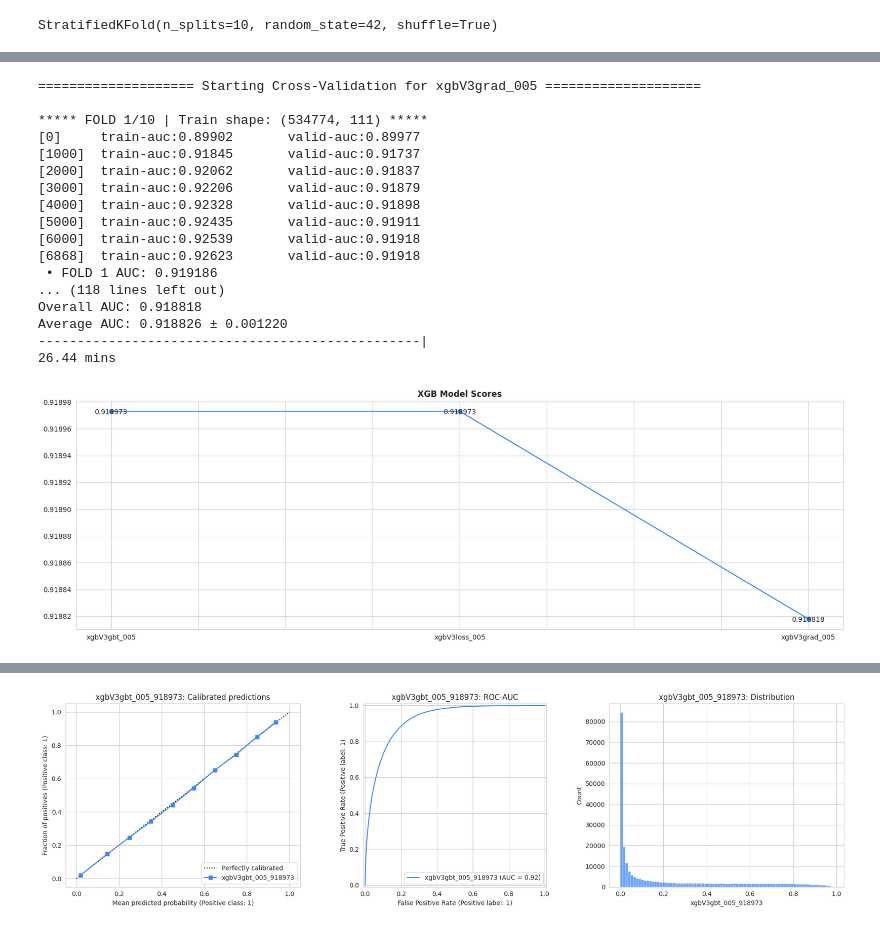
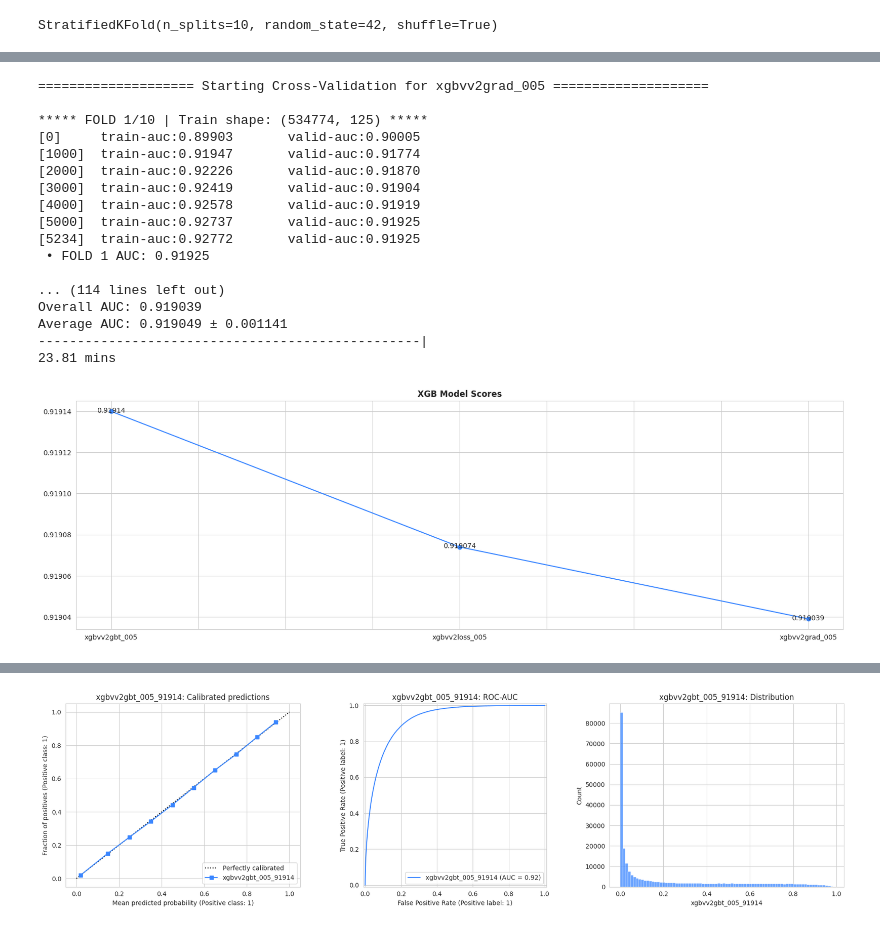
Before and after one commit to coded-sly/ps6e3-Customer-Churn, a Jupyter notebook: ps6e3-xgboost-trainer.ipynb, the cells around one changed output, grey strips where cells are left out. Cells and saved outputs as stored; diff of their text form; code cells hidden in the pictures.

Commit message:
Kaggle Notebook | ps6e3 | XGBoost | Trainer | vv2

```diff
--- a/ps6e3-xgboost-trainer.ipynb
+++ b/ps6e3-xgboost-trainer.ipynb
@@ -1018,13 +1021,15 @@ def orig_TE_data_propagate(
 
     return X_train_df, X_val_df, X_test_df, ORIG
 # %%
-train, test, _, NEW_COLS = orig_TE_data_propagate(
+train, test, _, ORIG_COLS = orig_TE_data_propagate(
     orig,
     train,
     test,
     train.iloc[:500],
-    features=BASE+ROUNDS,
+    features=BASE+DIGITS,
     target=TARGET,
     aggs=['mean', 'std'], # mean, median, count, std, skew, nunique, max, min
     # fill_nan=True,
 )
+
+print(F"ORIGINAL FEATURES MERGED: {len(ORIG_COLS)}")
@@ -1313,20 +1330,20 @@ StratifiedKFold(n_splits=10, random_state=42, shuffle=True)
 ## ======= BOOSTING =========
 M_NAME = f"{version_name}gbt_"
 LR = 0.005
-DEPTH = 5
-MIN_WEIGHT = 3
-L1 = 0.5
-L2 = 1.0
+DEPTH = 6
+MIN_WEIGHT = 1
+L1 = 1.0
+L2 = 3.0
 
 PARAMS = {
     'objective': 'binary:logistic',
     'eval_metric': 'auc',
     'max_depth': DEPTH,
     'learning_rate': LR,
-    'subsample': 0.8,
-    'colsample_bytree': 0.3,
+    'subsample': 0.9,
+    'colsample_bytree': 0.2,
+    'reg_lambda': L2,
     'reg_alpha': L1,
-    'reg_lambda': L2,
     'min_child_weight': MIN_WEIGHT,
     'random_state': SEED,
     'verbosity': 0,
@@ -1380,19 +1397,19 @@ Average AUC: 0.918981 ± 0.001195
 # %%
 ## ======= LOSS GUIDE =========
 M_NAME = f"{version_name}loss_"
-LEAVES = 128
+LEAVES = 256
 
 PARAMS = {
     # ----------------------------------
     'grow_policy': 'lossguide',
     'max_leaves': LEAVES,
-    'max_depth': DEPTH,
+    'max_depth': 0,
     # ----------------------------------
     'objective': 'binary:logistic',
     'eval_metric': 'auc',
     'learning_rate': LR,
-    'subsample': 0.8,
-    'colsample_bytree': 0.3,
+    'subsample': 0.9,
+    'colsample_bytree': 0.2,
     'reg_alpha': L1,
     'reg_lambda': L2,
     'min_child_weight': MIN_WEIGHT,
@@ -1456,8 +1473,8 @@ PARAMS = {
     'eval_metric': 'auc',
     'max_depth': DEPTH,
     'learning_rate': LR,
-    'subsample': 0.8,
-    'colsample_bytree': 0.3,
+    'subsample': 0.9,
+    'colsample_bytree': 0.2,
     'reg_alpha': L1,
     'reg_lambda': L2,
     'min_child_weight': MIN_WEIGHT,
@@ -1493,44 +1510,44 @@ all_model_predictions[n] = Trainer_CV(
 #         cats=CATS,
 #     )
 # %% [output]
-==================== Starting Cross-Validation for xgbV3grad_005 ====================
+==================== Starting Cross-Validation for xgbvv2grad_005 ====================
 
-***** FOLD 1/10 | Train shape: (534774, 111) *****
-[0]     train-auc:0.89902       valid-auc:0.89977
-[1000]  train-auc:0.91845       valid-auc:0.91737
-[2000]  train-auc:0.92062       valid-auc:0.91837
-[3000]  train-auc:0.92206       valid-auc:0.91879
-[4000]  train-auc:0.92328       valid-auc:0.91898
-[5000]  train-auc:0.92435       valid-auc:0.91911
-[6000]  train-auc:0.92539       valid-auc:0.91918
-[6868]  train-auc:0.92623       valid-auc:0.91918
- • FOLD 1 AUC: 0.919186
-... (118 lines left out)
-Overall AUC: 0.918818
-Average AUC: 0.918826 ± 0.001220
+***** FOLD 1/10 | Train shape: (534774, 125) *****
+[0]     train-auc:0.89903       valid-auc:0.90005
+[1000]  train-auc:0.91947       valid-auc:0.91774
+[2000]  train-auc:0.92226       valid-auc:0.91870
+[3000]  train-auc:0.92419       valid-auc:0.91904
+[4000]  train-auc:0.92578       valid-auc:0.91919
+[5000]  train-auc:0.92737       valid-auc:0.91925
+[5234]  train-auc:0.92772       valid-auc:0.91925
+ • FOLD 1 AUC: 0.91925
+
+... (114 lines left out)
+Overall AUC: 0.919039
+Average AUC: 0.919049 ± 0.001141
 -------------------------------------------------|
-26.44 mins
+23.81 mins
 # %%
 ## -- Get Scores --
 all_model_scores = {}
 
 for k, v in all_model_predictions.items():
     for x, y in v.items():
         if x == 'score':
             # print(k, y)
             all_model_scores[k] = y
 
 
 plt.figure(figsize=(20, 6))
 pd.Series(all_model_scores).plot(marker='o')
 plt.title('XGB Model Scores', fontweight='semibold')
 for i, score in enumerate(all_model_scores.values()):
-    plt.text(float(i), score+1e-7, score, ha='center', va='center_baseline')
+    plt.text(float(i), score+7e-7, score, ha='center', va='center_baseline')
 
 plt.tick_params('x', rotation=0)
 plt.show()
 # %% [output]
-[figure, old version]
+[figure, new version]
 # %%
 ## -- Get oof outputs --
 all_model_oof = pd.DataFrame()
```
Also changed, not shown: parts of 18 cells of this notebook.
